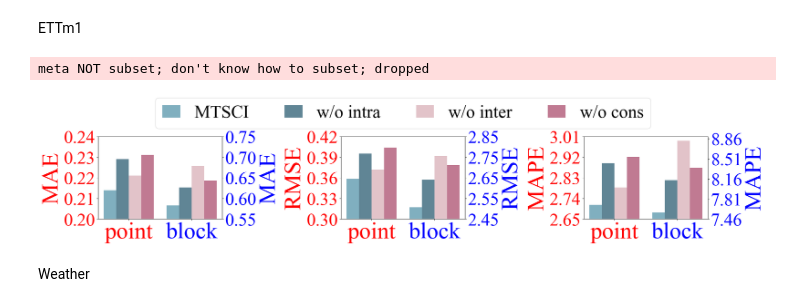
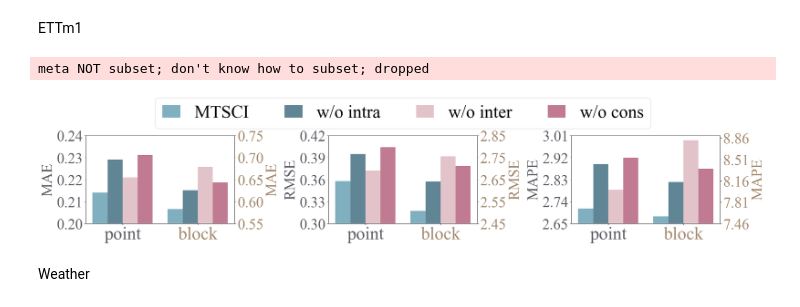
Before and after one commit to JeremyChou28/MTSCI, a Jupyter notebook: visualization/ablation_study.ipynb, the cells around one changed output. Drawn from its saved outputs; the diff is of its cells as text; code cells hidden in the pictures.

```diff
--- a/visualization/ablation_study.ipynb
+++ b/visualization/ablation_study.ipynb
@@ -26,8 +26,9 @@ mask_patterns = ("point","block")
 fig, ax = plt.subplots(1,3,figsize=(24,4))
 
 colors=colors=['#80AFBF','#608595','#E2C3C9','#C07A92',]
-color1='red'
-color2='blue'
+color1='#5E5D65'
+color2='#A2886D'
+tick_label_font_size=35
 
 x = np.arange(len(mask_patterns))  # the label locations
 width = 0.2  # the width of the bars
@@ -51,10 +52,10 @@ for attribute, metric in ETTm1_maes.items():
     multiplier += 1
     i+=1
 
-ax[0].tick_params(axis='x', labelsize=42)
-ax[0].tick_params(axis='y', labelsize=42, labelcolor=color1)
-ax[0].set_ylabel('MAE', fontsize=55, color=color1)
-ax[0].set_xticks(x+ width, mask_patterns, fontsize=55)
+ax[0].tick_params(axis='x', labelsize=tick_label_font_size)
+ax[0].tick_params(axis='y', labelsize=tick_label_font_size, labelcolor=color1)
+ax[0].set_ylabel('MAE', fontsize=tick_label_font_size, color=color1)
+ax[0].set_xticks(x+ width, mask_patterns, fontsize=42)
 for label in ax[0].get_xticklabels():
     if label.get_text() in ['point']:
         label.set_color(color1)
@@ -62,10 +63,10 @@ for label in ax[0].get_xticklabels():
         label.set_color(color2)
 ax[0].set_ylim(0.2, 0.24)
 ax[0].set_yticks(np.arange(0.2, 0.25,0.01))
-ax0_.set_ylabel('MAE',fontsize=55,color=color2)
+ax0_.set_ylabel('MAE',fontsize=tick_label_font_size,color=color2)
 ax0_.set_ylim(0.55, 0.75)
 ax0_.set_yticks(np.arange(0.55, 0.80, 0.05))
-ax0_.tick_params(axis='y', labelsize=42,labelcolor=color2)
+ax0_.tick_params(axis='y', labelsize=tick_label_font_size,labelcolor=color2)
 # ax[0].grid(linestyle='dashed')
 # ax[0].legend(loc='upper center',fontsize=30, handlelength=1,ncol=4,bbox_to_anchor=(1.5, 1.3))
 
@@ -87,10 +88,10 @@ for attribute, metric in ETTm1_rmses.items():
     multiplier += 1
     i+=1
 
-ax[1].tick_params(axis='x', labelsize=42)
-ax[1].tick_params(axis='y', labelsize=42, labelcolor=color1)
-ax[1].set_ylabel('RMSE', fontsize=55, color=color1)
-ax[1].set_xticks(x+ width, mask_patterns, fontsize=55)
+ax[1].tick_params(axis='x', labelsize=tick_label_font_size)
+ax[1].tick_params(axis='y', labelsize=tick_label_font_size, labelcolor=color1)
+ax[1].set_ylabel('RMSE', fontsize=tick_label_font_size, color=color1)
+ax[1].set_xticks(x+ width, mask_patterns, fontsize=42)
 for label in ax[1].get_xticklabels():
     if label.get_text() in ['point']:
         label.set_color(color1)
@@ -98,10 +99,10 @@ for label in ax[1].get_xticklabels():
         label.set_color(color2)
 ax[1].set_ylim(0.30, 0.42)
 ax[1].set_yticks(np.arange(0.30, 0.44, 0.03))
-ax1_.set_ylabel('RMSE',fontsize=55,color=color2)
+ax1_.set_ylabel('RMSE',fontsize=tick_label_font_size,color=color2)
 ax1_.set_ylim(2.45, 2.85)
 ax1_.set_yticks(np.arange(2.45, 2.95, 0.1))
-ax1_.tick_params(axis='y', labelsize=42,labelcolor=color2)
+ax1_.tick_params(axis='y', labelsize=tick_label_font_size,labelcolor=color2)
 # ax[1].grid(linestyle='dashed')
 
 ### MAPE on ETTm1
@@ -118,40 +119,40 @@ multiplier = -0.5
 ax2_=ax[2].twinx()
 lines=[]
 for attribute, metric in ETTm1_mapes.items():
     offset = width * multiplier
     rects = ax2_.bar(x[1]+offset, metric[1:2], width, label=attribute, color=colors[i])
     multiplier += 1
     i+=1
     lines.append(rects)
 
-ax[2].tick_params(axis='x', labelsize=42)
-ax[2].tick_params(axis='y', labelsize=42, labelcolor=color1)
-ax[2].set_ylabel('MAPE', fontsize=55, color=color1)
-ax[2].set_xticks(x+ width, mask_patterns, fontsize=55)
+ax[2].tick_params(axis='x', labelsize=tick_label_font_size)
+ax[2].tick_params(axis='y', labelsize=tick_label_font_size, labelcolor=color1)
+ax[2].set_ylabel('MAPE', fontsize=tick_label_font_size, color=color1)
+ax[2].set_xticks(x+ width, mask_patterns, fontsize=42)
 for label in ax[2].get_xticklabels():
     if label.get_text() in ['point']:
         label.set_color(color1)
     else:
         label.set_color(color2)
 ax[2].set_ylim(2.65, 3.0)
 ax[2].set_yticks(np.arange(2.65, 3.05, 0.09))
-ax2_.set_ylabel('MAPE',fontsize=55,color=color2)
+ax2_.set_ylabel('MAPE',fontsize=tick_label_font_size,color=color2)
 ax2_.set_ylim(7.5, 8.9)
 ax2_.set_yticks(np.arange(7.46, 8.9, 0.35))
-ax2_.tick_params(axis='y', labelsize=42,labelcolor=color2)
+ax2_.tick_params(axis='y', labelsize=tick_label_font_size,labelcolor=color2)
 # ax[2].grid(linestyle='dashed')
 
 fig.legend(handles=lines,loc='upper center',fontsize=42, handlelength=1,ncol=4, bbox_to_anchor=(0.5,1.3))
 # ax[1].legend(loc='upper center',fontsize=42, handlelength=1,ncol=4, bbox_to_anchor=(0.5, 1.6))
 # plt.subplots_adjust(hspace=1)
 plt.tight_layout()
 # plt.legend(loc='upper center', ncols=3, fontsize=55)
 plt.savefig('../img/ablation_study_ETTm1.pdf',dpi=300,bbox_inches='tight')
 plt.savefig('../img/ablation_study_ETTm1.svg',dpi=300,bbox_inches='tight')
 plt.show()
 # %% [output]
 meta NOT subset; don't know how to subset; dropped
-[figure, old version]
+[figure, new version]
 # %% [markdown]
 Weather
 # %%
```
Also changed, not shown: parts of 2 cells of this notebook, 41 other files.
